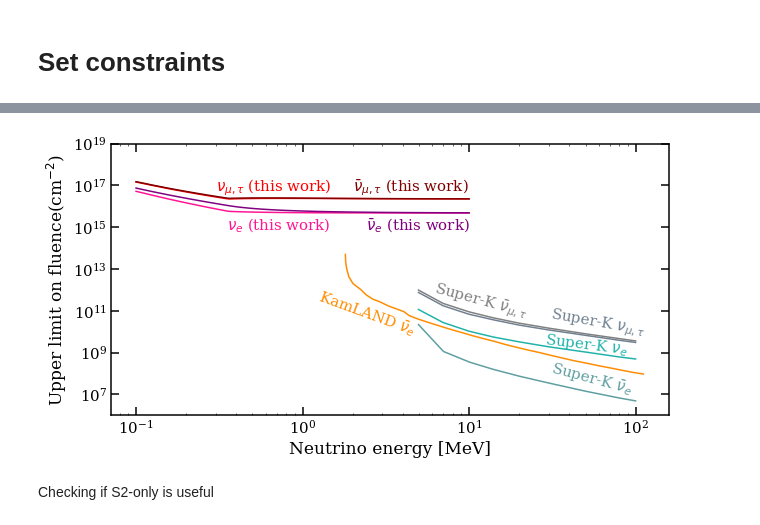
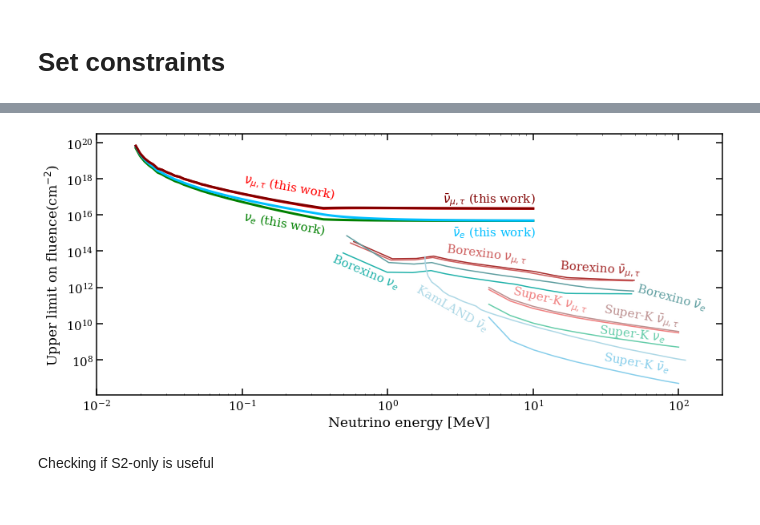
Before and after one commit to XENON1T/Gravitational-Waves, a Jupyter notebook: Elastic+neutrino-electron+limit.ipynb, the cells around one changed output, grey strips where cells are left out. Saved outputs shown, nothing was run; the diff lists cells and outputs as text; code cells hidden in the pictures.

Commit message:
Implemented low-energy threshold

```diff
--- a/Elastic+neutrino-electron+limit.ipynb
+++ b/Elastic+neutrino-electron+limit.ipynb
@@ -210,8 +198,13 @@ plt.show()
 ER_efficiency.csv is created using https://github.com/XENON1T/LowER/blob/master/analysis/paper/signal_models.ipynb
 
 where 'Energy' = xs = np.linspace(0, 210, 1000) and 'Efficiency' = eff = efficiency(xs, errors=True, sciencerun='sr1')
+# %%
+ER_min = 1 # keV
+ER_max = 210 #keV
 # %%
 acc_data = pd.read_csv('/depot/darkmatter/data/jupyterhub/Riya/ER_efficiency.csv')
+acc_data = acc_data[acc_data['Energy']>=ER_min]
+acc_data = acc_data[acc_data['Energy']<=ER_max].reset_index(drop=True)
 accept = acc_data['Efficiency']
 energy_ER = acc_data['Energy']
 accept_ER = interp1d(energy_ER, accept, bounds_error=False, fill_value=0, kind='linear')
@@ -278,7 +286,7 @@ plt.show()
 # %% [markdown]
 # Events in detector for neutrino energies
 # %%
-Neutrino_Energy = np.logspace(-1, 1, 101)*1000
+Neutrino_Energy = np.logspace(-2, 1, 101)*1000
 def calc_rate_Ev(energy, accept, neu, fm):
     total_rate_Ev = []
     for Ev in Neutrino_Energy:
@@ -368,49 +363,72 @@ ul_anti_nu_x = 2.3/calc_rate_Ev(energy_ER, accept_ER, anti_neutrino_mu_tau, fm_E
 # %%
-fig, ax = plt.subplots(1, 1, figsize=(10,5))
+fig, ax = plt.subplots(1, 1, figsize=(14,6))
 Anti_neutrinio_x = pd.read_csv('Anti_neutrino_x.csv')
 neutrinio_x = pd.read_csv('neutrino_x.csv')
 Anti_neutrinio_e = pd.read_csv('anti_neutrino_e.csv')
 neutrinio_e = pd.read_csv('neutrino_e.csv')
 Kamland = pd.read_csv('Kamland_e.csv')
 
-plt.plot(Anti_neutrinio_x['Energy'], Anti_neutrinio_x['fluence'], color="gray", label=r"Super-K $\bar{\nu}_{\mu,\tau}$")
-plt.text(6, 5*1e10, r"Super-K $\bar{\nu}_{\mu,\tau}$", color="gray", rotation = -15)
+Borexino_anti_neutrinio_e = pd.read_csv('Borexino_anti_neutrino_e.csv')
+Borexino_neutrinio_e = pd.read_csv('Borexino_neutrino_e.csv')
+Borexino_anti_neutrinio_x = pd.read_csv('Borexino_anti_neutrino_x.csv')
+Borexino_neutrinio_x = pd.read_csv('Borexino_neutrino_x.csv')
 
-plt.plot(neutrinio_x['Energy'], neutrinio_x['fluence'], label=r"Super-K ${\nu}_{\mu,\tau}$", color="slategrey")
-plt.text(30, 7e9, r"Super-K ${\nu}_{\mu,\tau}$", color="slategrey", rotation = -10)
 
-plt.plot(neutrinio_e['Energy'], neutrinio_e['fluence'], label=r"Super-K ${\nu}_e$", color="lightseagreen")
-plt.text(28, 9e8, r"Super-K ${\nu}_e$", color="lightseagreen", rotation = -7)
+plt.plot(Anti_neutrinio_x['Energy'], Anti_neutrinio_x['fluence'], color="rosybrown", label=r"Super-K $\bar{\nu}_{\mu,\tau}$")
+plt.text(30, 8e9, r"Super-K $\bar{\nu}_{\mu,\tau}$", color="rosybrown", rotation = -10)
 
-plt.plot(Anti_neutrinio_e['Energy'], Anti_neutrinio_e['fluence'], label=r"Super-K $\bar{\nu}_e$", color="cadetblue")
-plt.text(30, 1e7, r"Super-K $\bar{\nu}_e$", color="cadetblue", rotation = -15)
+plt.plot(Borexino_anti_neutrinio_x['Energy'], Borexino_anti_neutrinio_x['fluence'], label=r"Super-K $\bar{\nu}_e$", color="brown")
+plt.text(15, 5e12, r"Borexino $\bar{\nu}_{\mu,\tau}$", color="brown", rotation = -4)
 
-plt.plot(Kamland['Energy'], Kamland['fluence'], color="darkorange")
-plt.text(1.2, 7e9, r"KamLAND $\bar{\nu}_e$", color="darkorange", rotation = -20)
 
-plt.plot(Neutrino_Energy/1000, ul_nu_e, color="deeppink")
-plt.text(0.35, 7e14, r"${\nu}_e$ (this work)", color="deeppink")
+plt.plot(neutrinio_x['Energy'], neutrinio_x['fluence'], label=r"Super-K ${\nu}_{\mu,\tau}$", color="lightcoral")
+plt.text(7, 5*1e10, r"Super-K ${\nu}_{\mu,\tau}$", color="lightcoral", rotation = -13)
 
-plt.plot(Neutrino_Energy/1000, ul_nu_x, color="red")
-plt.text(0.3, 5*1e16, r"${\nu}_{\mu, \tau}$ (this work)", color="red")
+plt.plot(Borexino_neutrinio_x['Energy'], Borexino_neutrinio_x['fluence'], label=r"Super-K $\bar{\nu}_e$", color="indianred")
+plt.text(2.5, 2.5e13, r"Borexino ${\nu}_{\mu,\tau}$", color="indianred", rotation = -7)
 
-plt.plot(Neutrino_Energy/1000, ul_anti_nu_e, color="purple" )
-plt.text(2.4, 7e14, r"$\bar{\nu}_e$ (this work)", color="purple")
 
-plt.plot(Neutrino_Energy/1000, ul_anti_nu_x, color="maroon" )
-plt.text(2, 5*1e16, r"$\bar{\nu}_{\mu, \tau}$ (this work)", color="maroon")
+plt.plot(neutrinio_e['Energy'], neutrinio_e['fluence'], label=r"Super-K ${\nu}_e$", color="mediumaquamarine")
+plt.text(28, 1.2e9, r"Super-K ${\nu}_e$", color="mediumaquamarine", rotation = -7)
 
-plt.ylim(1e6,1e19)
+plt.plot(Anti_neutrinio_e['Energy'], Anti_neutrinio_e['fluence'], label=r"Super-K $\bar{\nu}_e$", color="skyblue")
+plt.text(30, 2e7, r"Super-K $\bar{\nu}_e$", color="skyblue", rotation = -10)
+
+plt.plot(Borexino_anti_neutrinio_e['Energy'], Borexino_anti_neutrinio_e['fluence'], label=r"Super-K $\bar{\nu}_e$", color="cadetblue")
+plt.text(50, 6e10, r"Borexino $\bar{\nu}_e$", color="cadetblue", rotation = -15)
+
+
+plt.plot(Borexino_neutrinio_e['Energy'], Borexino_neutrinio_e['fluence'], color="lightseagreen")
+plt.text(0.4, 9e11, r"Borexino ${\nu}_e$", color="lightseagreen", rotation = -23)
+
+
+plt.plot(Kamland['Energy'], Kamland['fluence'], color="lightblue")
+plt.text(1.5, 4e9, r"KamLAND $\bar{\nu}_e$", color="lightblue", rotation = -30)
+
+plt.plot(Neutrino_Energy/1000, ul_nu_e,linewidth = 3, color="green")
+plt.text(0.1, 9e14, r"${\nu}_e$ (this work)", color="green", rotation = -10)
+
+plt.plot(Neutrino_Energy/1000, ul_nu_x,linewidth = 3, color="red")
+plt.text(0.1, 8e16, r"${\nu}_{\mu, \tau}$ (this work)", color="red", rotation = -10)
+
+plt.plot(Neutrino_Energy/1000, ul_anti_nu_e,linewidth = 3, color="deepskyblue" )
+plt.text(2.8, 7e14, r"$\bar{\nu}_e$ (this work)", color="deepskyblue")
+
+plt.plot(Neutrino_Energy/1000, ul_anti_nu_x,linewidth = 3, color="maroon" )
+plt.text(2.4, 5*1e16, r"$\bar{\nu}_{\mu, \tau}$ (this work)", color="maroon")
+
+#plt.ylim(1e6,1e19)
+plt.xlim(0.01, 200)
 plt.xscale("log")
 plt.yscale("log")
 ax.set_xlabel("Neutrino energy [MeV]")
 ax.set_ylabel(r"Upper limit on fluence(cm$^{-2}$)")
 ax.yaxis.set_ticks_position('both')
 ax.xaxis.set_ticks_position('both')
 #plt.legend()
 plt.show()
 # %% [output]
-[figure, old version]
+[figure, new version]
 # %% [markdown]
 Checking if S2-only is useful
 # %%
```
Also changed, not shown: parts of 18 cells of this notebook.
